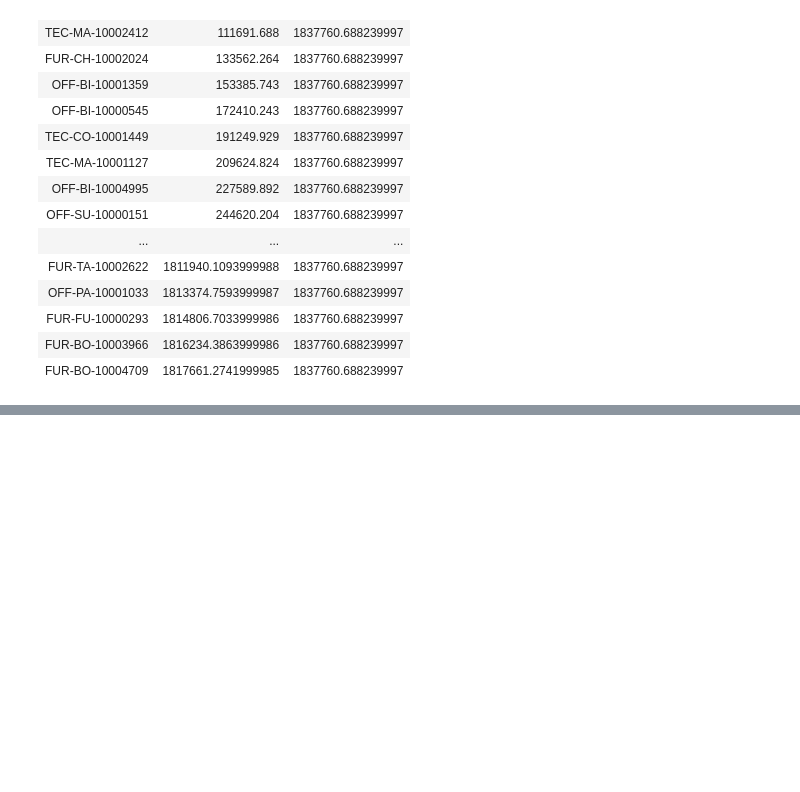
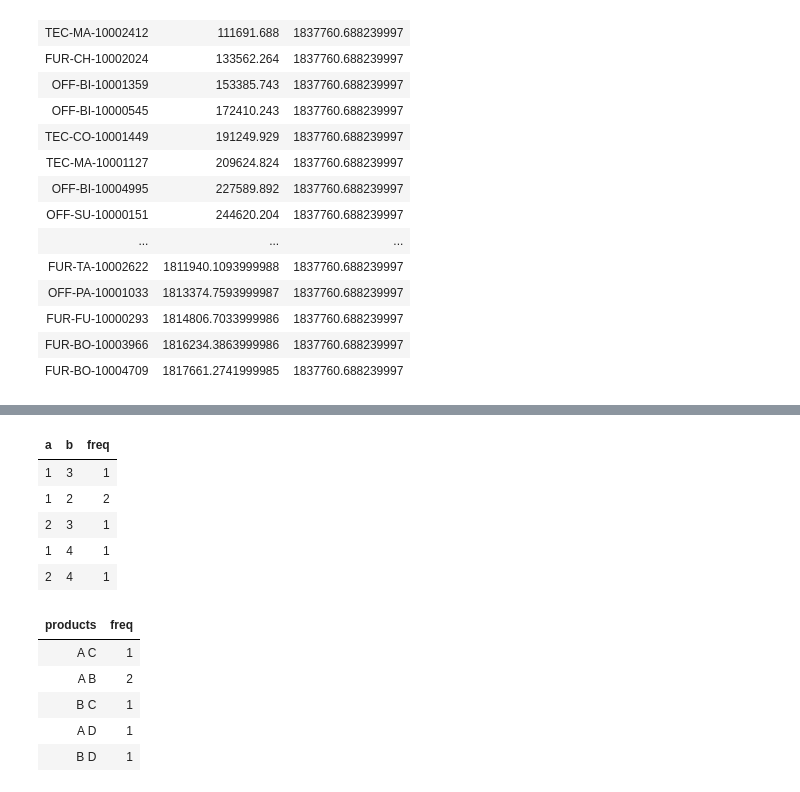
Before and after one commit to Rupam-1/SQL-Pyspark-practise_youtube, a Jupyter notebook: 04. PYSPARK - Part2.ipynb, the cells around one changed output, grey strips where cells are left out. Saved outputs shown, nothing was run; the diff lists cells and outputs as text; code cells hidden in the pictures; blank space fills up the shorter version.

```diff
--- a/04. PYSPARK - Part2.ipynb
+++ b/04. PYSPARK - Part2.ipynb
@@ -134,0 +192,47 @@ final_df.display()
+# %%
+from pyspark.sql.functions import *
+
+cte = customer_orders_df.alias("o1").join(
+    customer_orders_df.alias("o2"),
+    col("o1.order_id") == col("o2.order_id"),
+    "inner"
+).filter(col("o1.product_id") < col("o2.product_id")
+).groupBy(
+    col("o1.product_id").alias("a"),
+    col("o2.product_id").alias("b")
+).agg(
+    count("*").alias("freq")
+)
+cte.display()
+
+final_df = cte.alias("c").join(
+    customer_products_df.alias("c1"),
+    col("c.a") == col("c1.id"),
+    "inner"
+).join(
+    customer_products_df.alias("c2"),
+    col("c.b") == col("c2.id"),
+    "inner"
+).select(
+    concat_ws(
+        " ",
+        col("c1.name"),
+        col("c2.name")
+    ).alias("products"),
+    col("freq")
+)
+
+final_df.display()
+# %% [output]
+| a | b | freq |
+| 1 | 3 | 1 |
+| 1 | 2 | 2 |
+| 2 | 3 | 1 |
+| 1 | 4 | 1 |
+| 2 | 4 | 1 |
+| products | freq |
+| A C | 1 |
+| A B | 2 |
+| B C | 1 |
+| A D | 1 |
+| B D | 1 |
```
Also changed, not shown: parts of 2 cells of this notebook.
